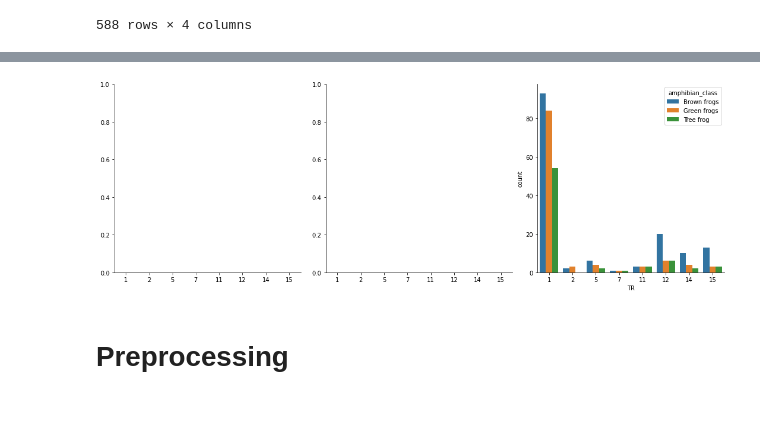
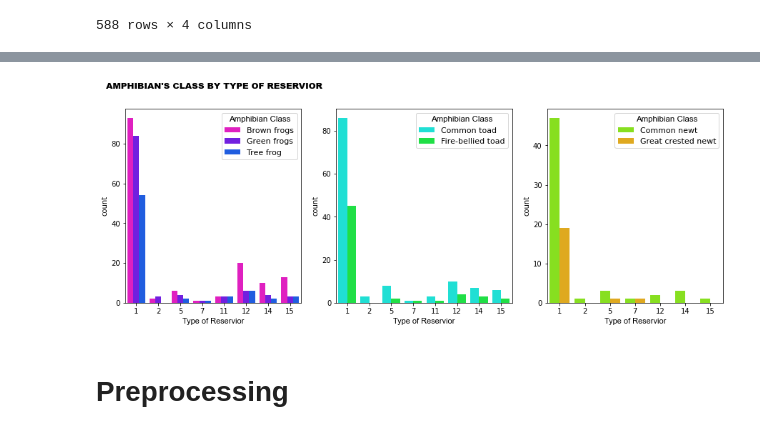
Before and after one commit to Renata-Thomazelli/amphibians, a Jupyter notebook: amphibians-Copy2.ipynb, the cells around one changed output, grey strips where cells are left out. Cells and saved outputs as stored; diff of their text form; code cells hidden in the pictures.

Commit message:
TR charts fixed

```diff
--- a/amphibians-Copy2.ipynb
+++ b/amphibians-Copy2.ipynb
@@ -2251,84 +2246,22 @@ graph = sns.countplot(ax=ax1,x='amphibian_class', data=new_tr_grouped_nan)
 
 # Define a color palette for amphibian classes
 palette = sns.color_palette("hsv_r", len(plotnum))
+fig, axs = plt.subplots(ncols=3, figsize=(15,5))
+
+sns.countplot( data=tr_data_frog,x="TR", hue="amphibian_class",palette =palette[0:3], ax=axs[0])
+sns.countplot( data=tr_data_toad,x="TR", hue="amphibian_class",palette =palette[3:5],ax=axs[1])
+sns.countplot( data=tr_data_newt,x="TR", hue="amphibian_class",palette =palette[5:],ax=axs[2])
+
+for ax in axs:
+    ax.legend(fontsize=11,title='Amphibian Class', loc = 'upper right')
+    leg_title = ax.get_legend()
+    plt.setp(leg_title.get_title(), family='Arial', fontsize=11.5)
+
+    ax.set_xlabel("Type of Reservior",fontdict = {'fontsize':11}, **csfont)
 
 
-
-reserviors1= sns.FacetGrid(
-    data=tr_data_frog,
-    col= "amphibian_class",
-    height=5, hue= "amphibian_class",
-    col_order = order[:3],
-    row = "type_amphibian",
-    sharex ='row',
-    sharey = 'col',
-    palette=palette[:3],
-    margin_titles=True,
-)
-
-reserviors1.map(sns.countplot( data=tr_data_frog,x="TR", hue="amphibian_class"))
-
-reserviors1.add_legend()
-
-
-
-reserviors2= sns.FacetGrid(
-    data=tr_data_toad,
-    col= "amphibian_class",
-    height=5, hue= "amphibian_class",
-    col_order = order[3:5],
-    row = "type_amphibian",
-    sharex ='row',
-    sharey = 'col',
-    palette=palette[3:5],
-    margin_titles=True,
-
-)
-reserviors2.map(sns.scatterplot, 'Surface of the water reservoir [m2]','Number of water reservoirs in habita' )
-reserviors2.map(sns.kdeplot,'Surface of the water reservoir [m2]','Number of water reservoirs in habita' )
-reserviors2.add_legend()
-
-
-
-
-
-reserviors3= sns.FacetGrid(
-    data=tr_data_newt,
-    col= "amphibian_class",
-    height=5,
-    hue= "amphibian_class",
-    col_order = order[5:],
-    row = "type_amphibian",
-    sharex ='row',
-    sharey = 'col',
-    palette=palette[5:],
-    margin_titles=True,
-
-)
-reserviors3.map(sns.scatterplot, 'Surface of the water reservoir [m2]','Number of water reservoirs in habita' )
-reserviors3.map(sns.kdeplot,'Surface of the water reservoir [m2]','Number of water reservoirs in habita' )
-reserviors3.add_legend()
-
-
-reserviors_list = [reserviors1,reserviors2,reserviors3]
-
-Formating.axis_subplot_label_customization(
-    reserviors_list,
-    supertitle='Number if water reservoirs vs surface of the water reservoir',
-
-)
-
-Formating.customizing_the_legend(
-    reserviors_list,
-    supertitle="Amphibian Class",
-    legend_x_position = 1.10
-    )
-
-
-reserviors1.savefig("charts/Number of water reservoirs vs surface of the water reservoir less 20000 - Frogs.png",transparent = False,facecolor ="w",bbox_inches ="tight",pad_inches = 1,edgecolor ='w',orientation ='landscape',dpi=300)
-reserviors2.savefig("charts/Number of water reservoirs vs surface of the water reservoir less 20000 - Toads.png",transparent = False,facecolor ="w",bbox_inches ="tight",pad_inches = 1,edgecolor ='w',orientation ='landscape',dpi=300)
-reserviors3.savefig("charts/Number of water reservoirs vs surface of the water reservoir less 20000 - Newts.png",transparent = False,facecolor ="w",bbox_inches ="tight",pad_inches = 1,edgecolor ='w',orientation ='landscape',dpi=300)
-
-
+title = "Amphibian's Class by Type of Reservior"
+fig.suptitle(f"{title.upper()}", fontdict = {'fontsize':18,'fontweight':'heavy','fontstretch':'expanded'}, **csfont, ha='left', x=0.1, fontweight ='heavy')
+fig.savefig(f"charts/Number of {title}.png",transparent = False,facecolor ="w",bbox_inches ="tight",pad_inches = 1,edgecolor ='w',orientation ='landscape',dpi=300)
 plt.show()
 # %% [output]
@@ -2336,4 +2268,4 @@ TypeError: 'AxesSubplot' object is not callable
-[figure, old version]
+[figure, new version]
 # %% [markdown]
 # Preprocessing
 # %% [markdown]
```
Also changed, not shown: parts of 36 cells of this notebook, 11 other files.
